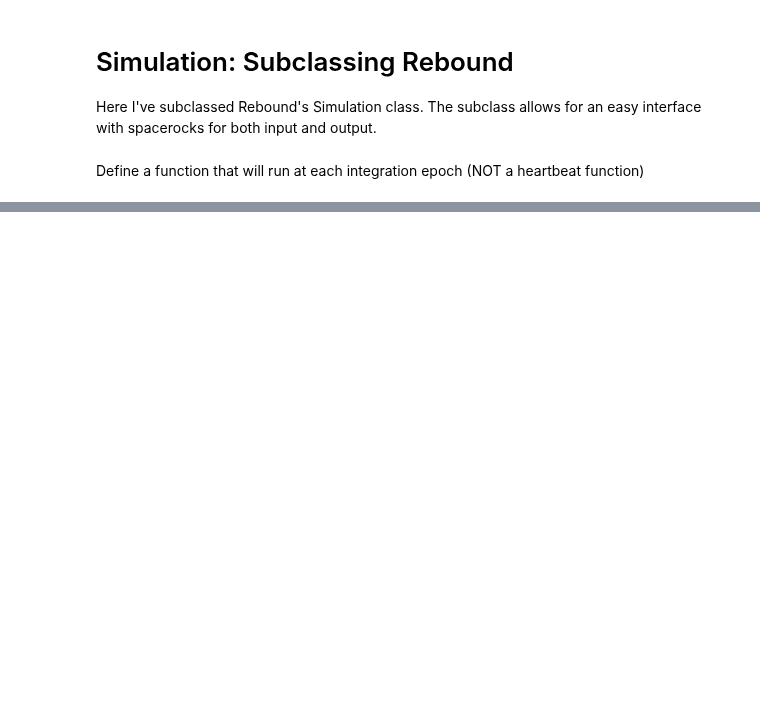
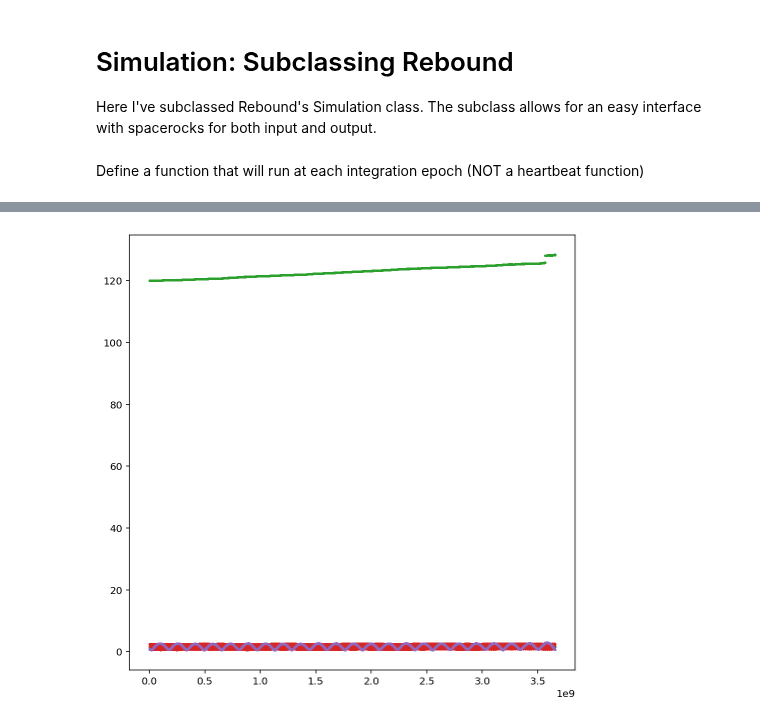
Before and after one commit to kjnapier/spacerocks, a Jupyter notebook: notebooks/Simulation.ipynb, the cells around one changed output, grey strips where cells are left out. Saved outputs shown, nothing was run; the diff lists cells and outputs as text; code cells hidden in the pictures; blank space fills up the shorter version.

```diff
--- a/notebooks/Simulation.ipynb
+++ b/notebooks/Simulation.ipynb
@@ -74,0 +88,7 @@ ax.set_aspect('equal')
+# %%
+fig, ax = plt.subplots(figsize=(8, 8))
+
+for name in np.unique(planets[planets.name != 'Sun'].name):
+    plt.scatter(planets[planets.name == name].epoch.jd, planets[planets.name == name].inc.deg, s=1)
+# %% [output]
+[figure, added]
```
Also changed, not shown: parts of 8 cells of this notebook, 2 other files.
